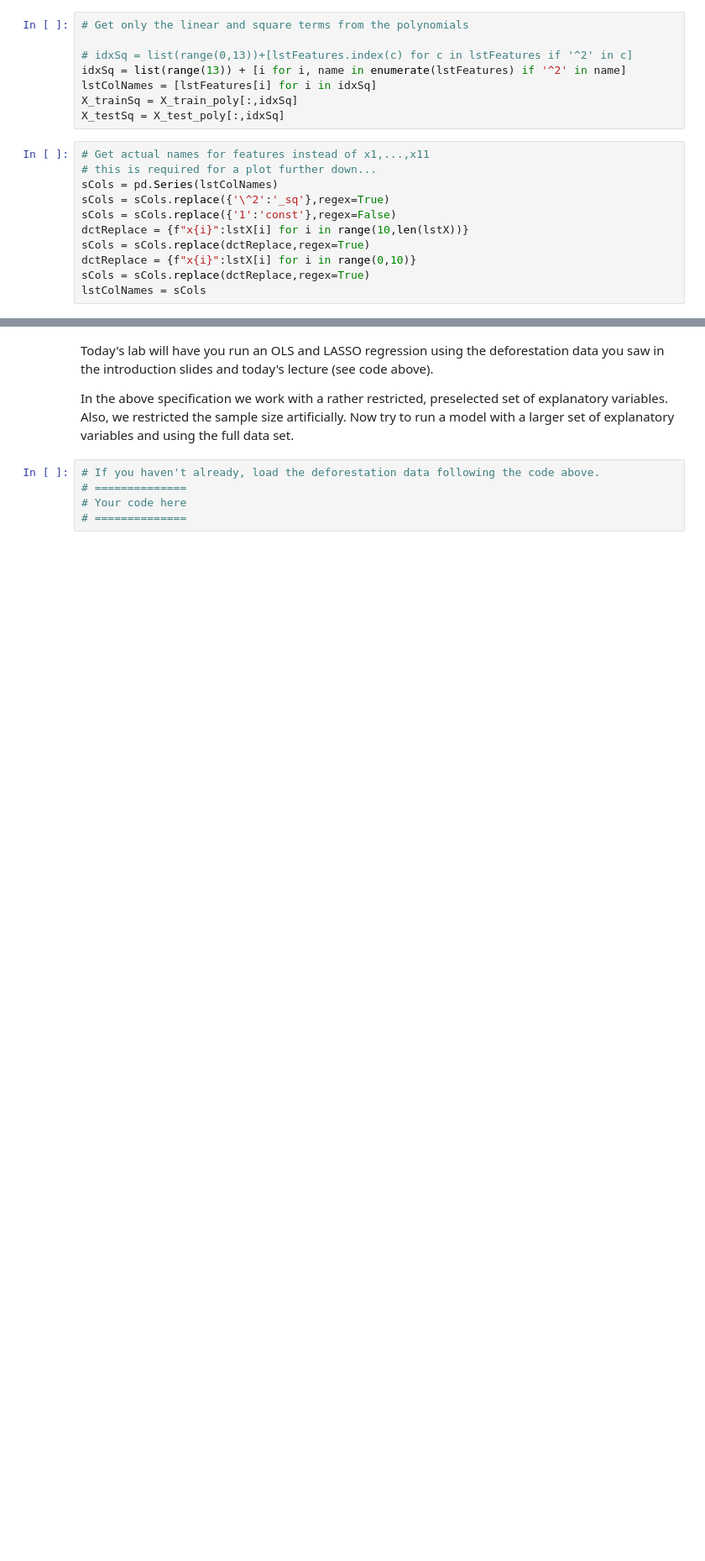
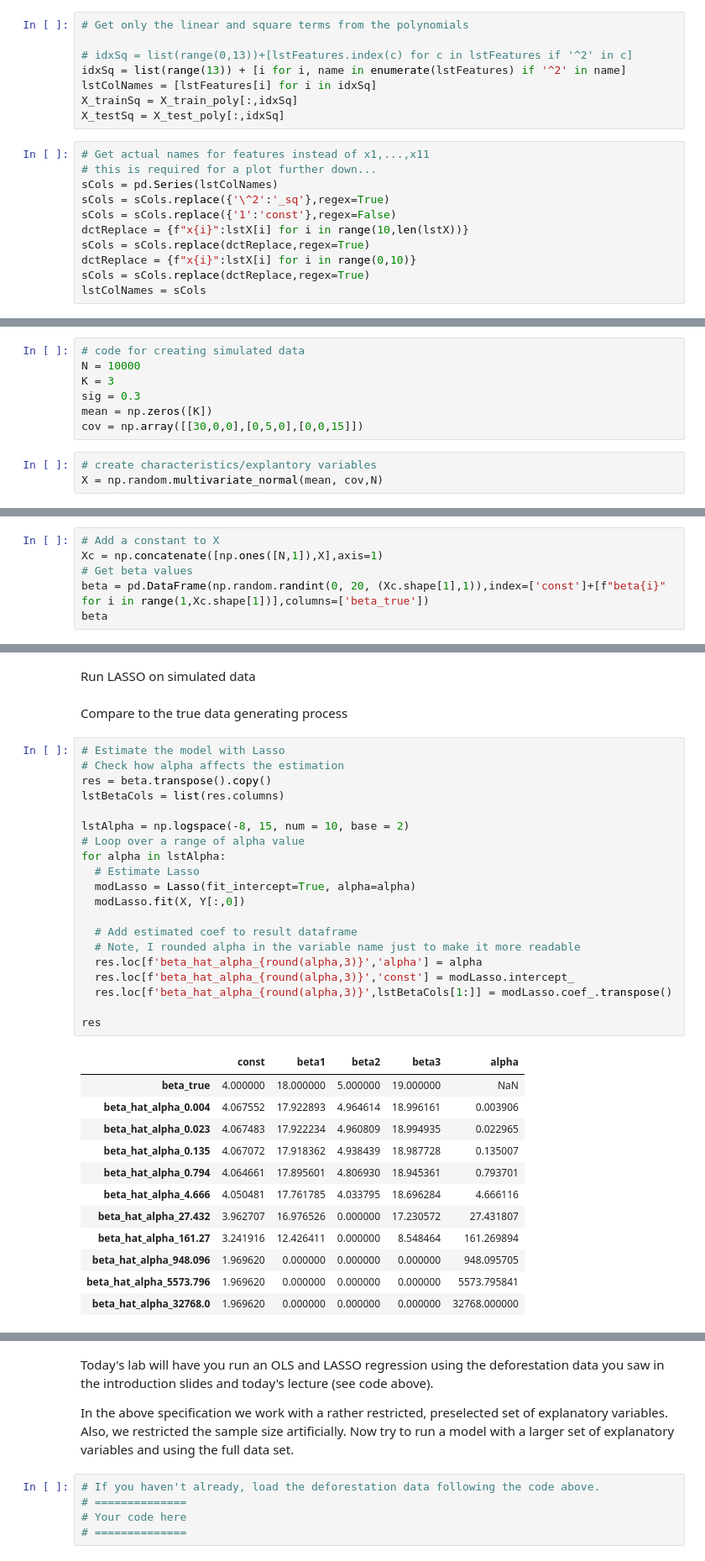
Before and after one commit to agpo-ilr-uni-bonn/PromotionskollegModule6800_2024, a Jupyter notebook: 6800_Day1.ipynb, the cells around one changed output, grey strips where cells are left out. Shown: that part at 84% size. Cells and saved outputs as stored; diff of their text form; blank space fills up the shorter version.

```diff
--- a/6800_Day1.ipynb
+++ b/6800_Day1.ipynb
@@ -457,0 +642,10 @@ fig.show()
+# %%
+# code for creating simulated data
+N = 10000
+K = 3
+sig = 0.3
+mean = np.zeros([K])
+cov = np.array([[30,0,0],[0,5,0],[0,0,15]])
+# %%
+# create characteristics/explantory variables
+X = np.random.multivariate_normal(mean, cov,N)
@@ -457,0 +659,6 @@ fig.show()
+# %%
+# Add a constant to X
+Xc = np.concatenate([np.ones([N,1]),X],axis=1)
+# Get beta values
+beta = pd.DataFrame(np.random.randint(0, 20, (Xc.shape[1],1)),index=['const']+[f"beta{i}" for i in range(1,Xc.shape[1])],columns=['beta_true'])
+beta
@@ -457,0 +687,37 @@ fig.show()
+# %% [markdown]
+Run LASSO on simulated data
+# %% [markdown]
+Compare to the true data generating process
+# %%
+# Estimate the model with Lasso
+# Check how alpha affects the estimation
+res = beta.transpose().copy()
+lstBetaCols = list(res.columns)
+
+lstAlpha = np.logspace(-8, 15, num = 10, base = 2)
+# Loop over a range of alpha value
+for alpha in lstAlpha:
+  # Estimate Lasso
+  modLasso = Lasso(fit_intercept=True, alpha=alpha)
+  modLasso.fit(X, Y[:,0])
+
+  # Add estimated coef to result dataframe
+  # Note, I rounded alpha in the variable name just to make it more readable
+  res.loc[f'beta_hat_alpha_{round(alpha,3)}','alpha'] = alpha
+  res.loc[f'beta_hat_alpha_{round(alpha,3)}','const'] = modLasso.intercept_
+  res.loc[f'beta_hat_alpha_{round(alpha,3)}',lstBetaCols[1:]] = modLasso.coef_.transpose()
+
+res
+# %% [output]
+|  | const | beta1 | beta2 | beta3 | alpha |
+| beta_true | 4.000000 | 18.000000 | 5.000000 | 19.000000 | NaN |
+| beta_hat_alpha_0.004 | 4.067552 | 17.922893 | 4.964614 | 18.996161 | 0.003906 |
+| beta_hat_alpha_0.023 | 4.067483 | 17.922234 | 4.960809 | 18.994935 | 0.022965 |
+| beta_hat_alpha_0.135 | 4.067072 | 17.918362 | 4.938439 | 18.987728 | 0.135007 |
+| beta_hat_alpha_0.794 | 4.064661 | 17.895601 | 4.806930 | 18.945361 | 0.793701 |
+| beta_hat_alpha_4.666 | 4.050481 | 17.761785 | 4.033795 | 18.696284 | 4.666116 |
+| beta_hat_alpha_27.432 | 3.962707 | 16.976526 | 0.000000 | 17.230572 | 27.431807 |
+| beta_hat_alpha_161.27 | 3.241916 | 12.426411 | 0.000000 | 8.548464 | 161.269894 |
+| beta_hat_alpha_948.096 | 1.969620 | 0.000000 | 0.000000 | 0.000000 | 948.095705 |
+| beta_hat_alpha_5573.796 | 1.969620 | 0.000000 | 0.000000 | 0.000000 | 5573.795841 |
+| beta_hat_alpha_32768.0 | 1.969620 | 0.000000 | 0.000000 | 0.000000 | 32768.000000 |
```
Also changed, not shown: parts of 41 cells of this notebook.
